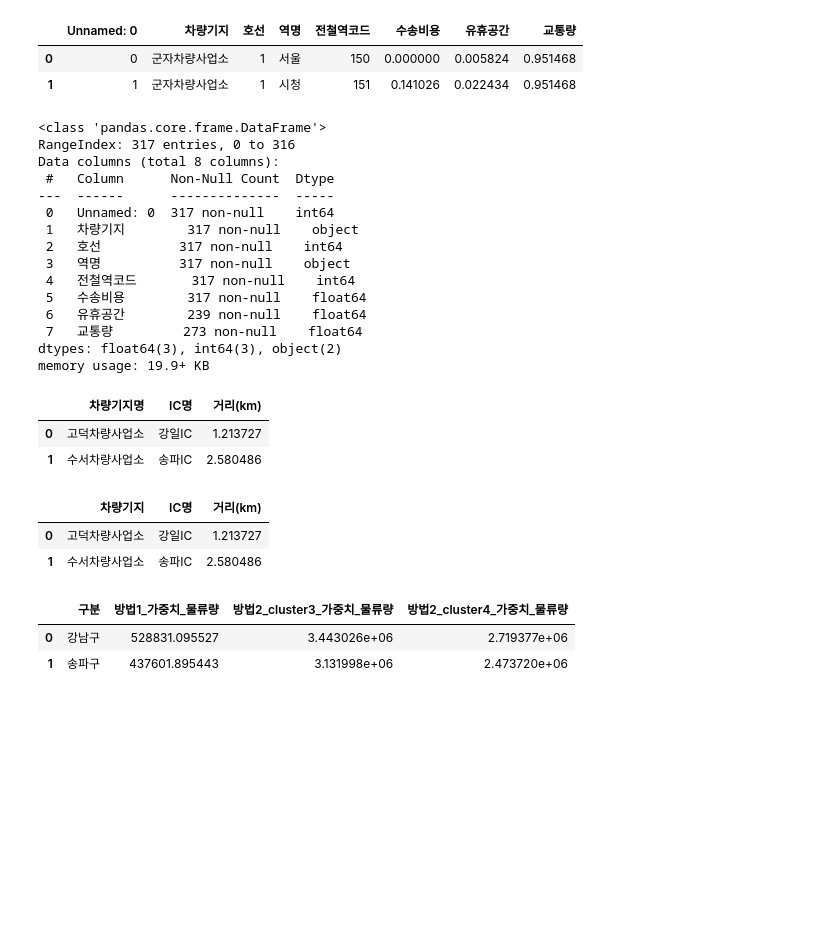
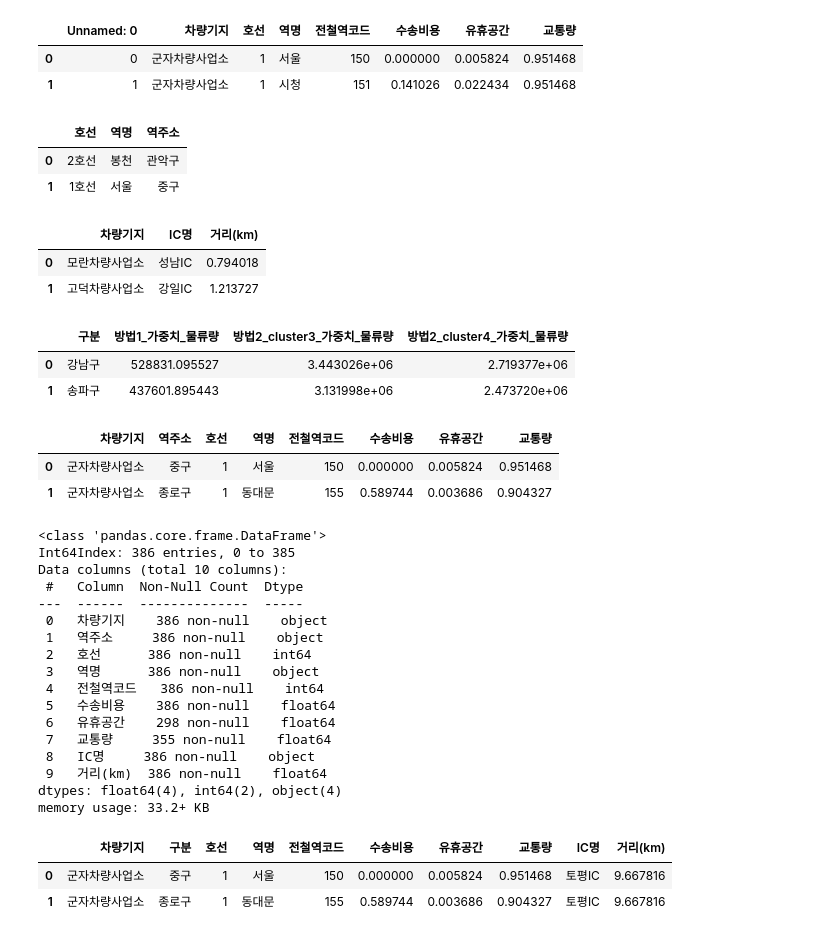
Before and after one commit to kth321/Ministry-of-Land-Infrastructure-and-Transport-public-data-competition, a Jupyter notebook: 데이터_통합.ipynb, the cells around one changed output. Cells and saved outputs as stored; diff of their text form; code cells hidden in the pictures; blank space fills up the shorter version.

```diff
--- a/데이터_통합.ipynb
+++ b/데이터_통합.ipynb
@@ -24,6 +25,8 @@ total 32
 -rw------- 1 root root  1737 Jun 28 05:52 물류량_가중치.csv
 # %%
 import pandas as pd
+# %%
+pd.set_option('display.max_rows', None)
 # %%
 JDY = pd.read_csv('JDY_final.csv')
 JDY.head(2)
@@ -31,21 +34,3 @@ JDY.head(2)
 |  | Unnamed: 0 | 차량기지 | 호선 | 역명 | 전철역코드 | 수송비용 | 유휴공간 | 교통량 |
 | 0 | 0 | 군자차량사업소 | 1 | 서울 | 150 | 0.000000 | 0.005824 | 0.951468 |
 | 1 | 1 | 군자차량사업소 | 1 | 시청 | 151 | 0.141026 | 0.022434 | 0.951468 |
-# %%
-JDY.info()
-# %% [output]
-<class 'pandas.core.frame.DataFrame'>
-RangeIndex: 317 entries, 0 to 316
-Data columns (total 8 columns):
- #   Column      Non-Null Count  Dtype
----  ------      --------------  -----
- 0   Unnamed: 0  317 non-null    int64
- 1   차량기지        317 non-null    object
- 2   호선          317 non-null    int64
- 3   역명          317 non-null    object
- 4   전철역코드       317 non-null    int64
- 5   수송비용        317 non-null    float64
- 6   유휴공간        239 non-null    float64
- 7   교통량         273 non-null    float64
-dtypes: float64(3), int64(3), object(2)
-memory usage: 19.9+ KB
@@ -52,17 +39,17 @@ memory usage: 19.9+ KB
+# %%
+subway = pd.read_csv('/content/drive/MyDrive/공모전/KTH/data/전처리후/물류량/지하철역정보.csv')
+subway.head(2)
+# %% [output]
+|  | 호선 | 역명 | 역주소 |
+| 0 | 2호선 | 봉천 | 관악구 |
+| 1 | 1호선 | 서울 | 중구 |
 # %%
-ic = pd.read_csv('IC_차량기지_최소거리.csv')
+ic = pd.read_csv('/content/drive/MyDrive/공모전/KTH/data/최종데이터/IC_차량기지_최소거리.csv')
 ic.head(2)
 # %% [output]
-|  | 차량기지명 | IC명 | 거리(km) |
-| 0 | 고덕차량사업소 | 강일IC | 1.213727 |
-| 1 | 수서차량사업소 | 송파IC | 2.580486 |
+|  | 차량기지 | IC명 | 거리(km) |
+| 0 | 모란차량사업소 | 성남IC | 0.794018 |
+| 1 | 고덕차량사업소 | 강일IC | 1.213727 |
-# %%
-ic.rename({'차량기지명': '차량기지'}, axis=1, inplace=True)
-ic.head(2)
-# %% [output]
-|  | 차량기지 | IC명 | 거리(km) |
-| 0 | 고덕차량사업소 | 강일IC | 1.213727 |
-| 1 | 수서차량사업소 | 송파IC | 2.580486 |
 # %%
 logistic = pd.read_csv('물류량_가중치.csv')
 logistic.head(2)
@@ -70,4 +57,39 @@ logistic.head(2)
 |  | 구분 | 방법1_가중치_물류량 | 방법2_cluster3_가중치_물류량 | 방법2_cluster4_가중치_물류량 |
 | 0 | 강남구 | 528831.095527 | 3.443026e+06 | 2.719377e+06 |
 | 1 | 송파구 | 437601.895443 | 3.131998e+06 | 2.473720e+06 |
+# %%
+JDY_addr = pd.read_csv('/content/drive/MyDrive/공모전/KTH/data/최종데이터/JDY_주소추가.csv')
+JDY_addr.head(2)
+# %% [output]
+|  | 차량기지 | 역주소 | 호선 | 역명 | 전철역코드 | 수송비용 | 유휴공간 | 교통량 |
+| 0 | 군자차량사업소 | 중구 | 1 | 서울 | 150 | 0.000000 | 0.005824 | 0.951468 |
+| 1 | 군자차량사업소 | 종로구 | 1 | 동대문 | 155 | 0.589744 | 0.003686 | 0.904327 |
+# %%
+JDY_addr_IC = pd.merge(JDY_addr, ic, how='inner', on='차량기지')
+JDY_addr_IC.info()
+# %% [output]
+<class 'pandas.core.frame.DataFrame'>
+Int64Index: 386 entries, 0 to 385
+Data columns (total 10 columns):
+ #   Column  Non-Null Count  Dtype
+---  ------  --------------  -----
+ 0   차량기지    386 non-null    object
+ 1   역주소     386 non-null    object
+ 2   호선      386 non-null    int64
+ 3   역명      386 non-null    object
+ 4   전철역코드   386 non-null    int64
+ 5   수송비용    386 non-null    float64
+ 6   유휴공간    298 non-null    float64
+ 7   교통량     355 non-null    float64
+ 8   IC명     386 non-null    object
+ 9   거리(km)  386 non-null    float64
+dtypes: float64(4), int64(2), object(4)
+memory usage: 33.2+ KB
+# %%
+JDY_addr_IC.rename({'역주소': '구분'}, axis=1, inplace=True)
+JDY_addr_IC.head(2)
+# %% [output]
+|  | 차량기지 | 구분 | 호선 | 역명 | 전철역코드 | 수송비용 | 유휴공간 | 교통량 | IC명 | 거리(km) |
+| 0 | 군자차량사업소 | 중구 | 1 | 서울 | 150 | 0.000000 | 0.005824 | 0.951468 | 토평IC | 9.667816 |
+| 1 | 군자차량사업소 | 종로구 | 1 | 동대문 | 155 | 0.589744 | 0.003686 | 0.904327 | 토평IC | 9.667816 |
 # %%
```
Also changed, not shown: parts of 13 cells of this notebook, 6 other files.
